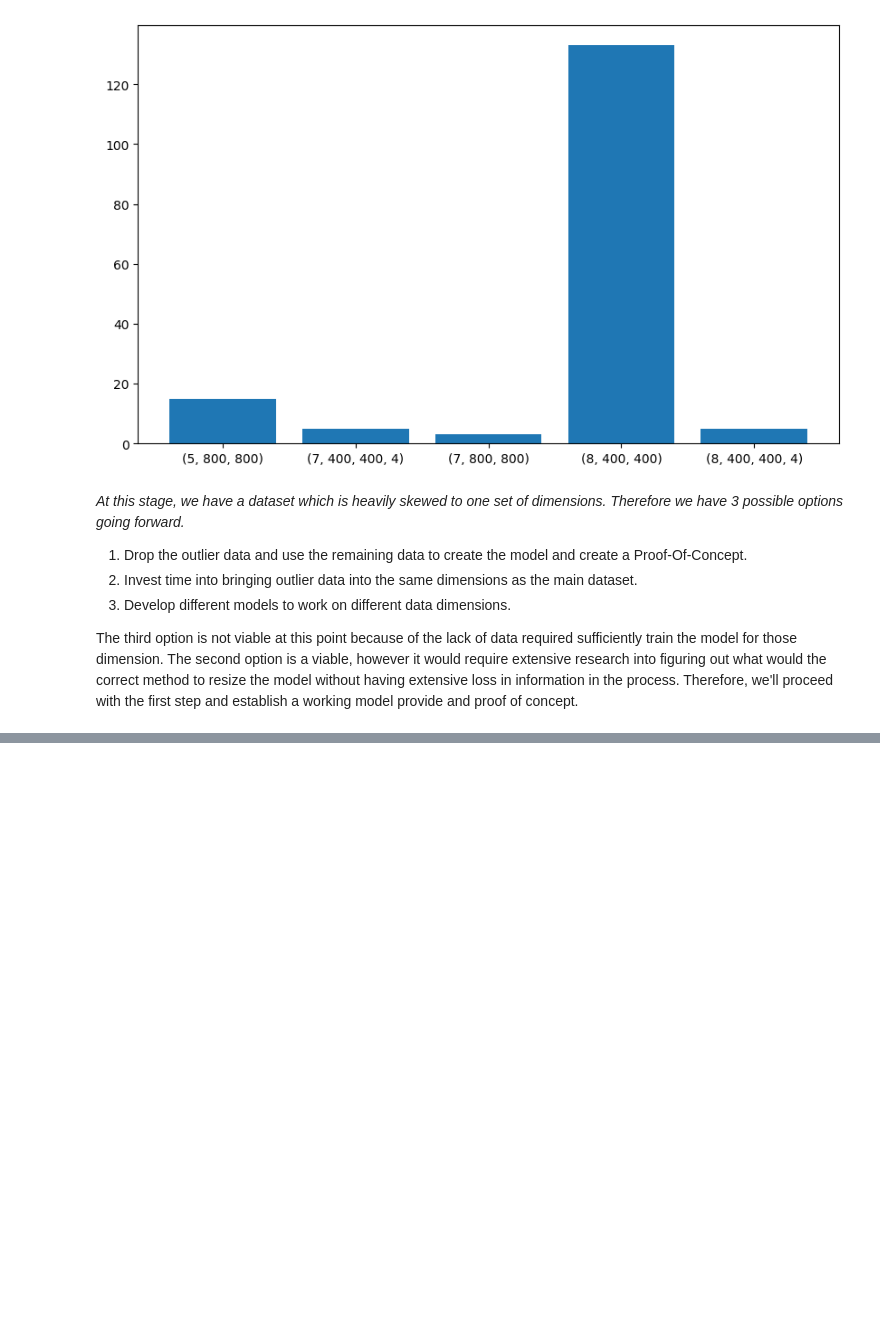
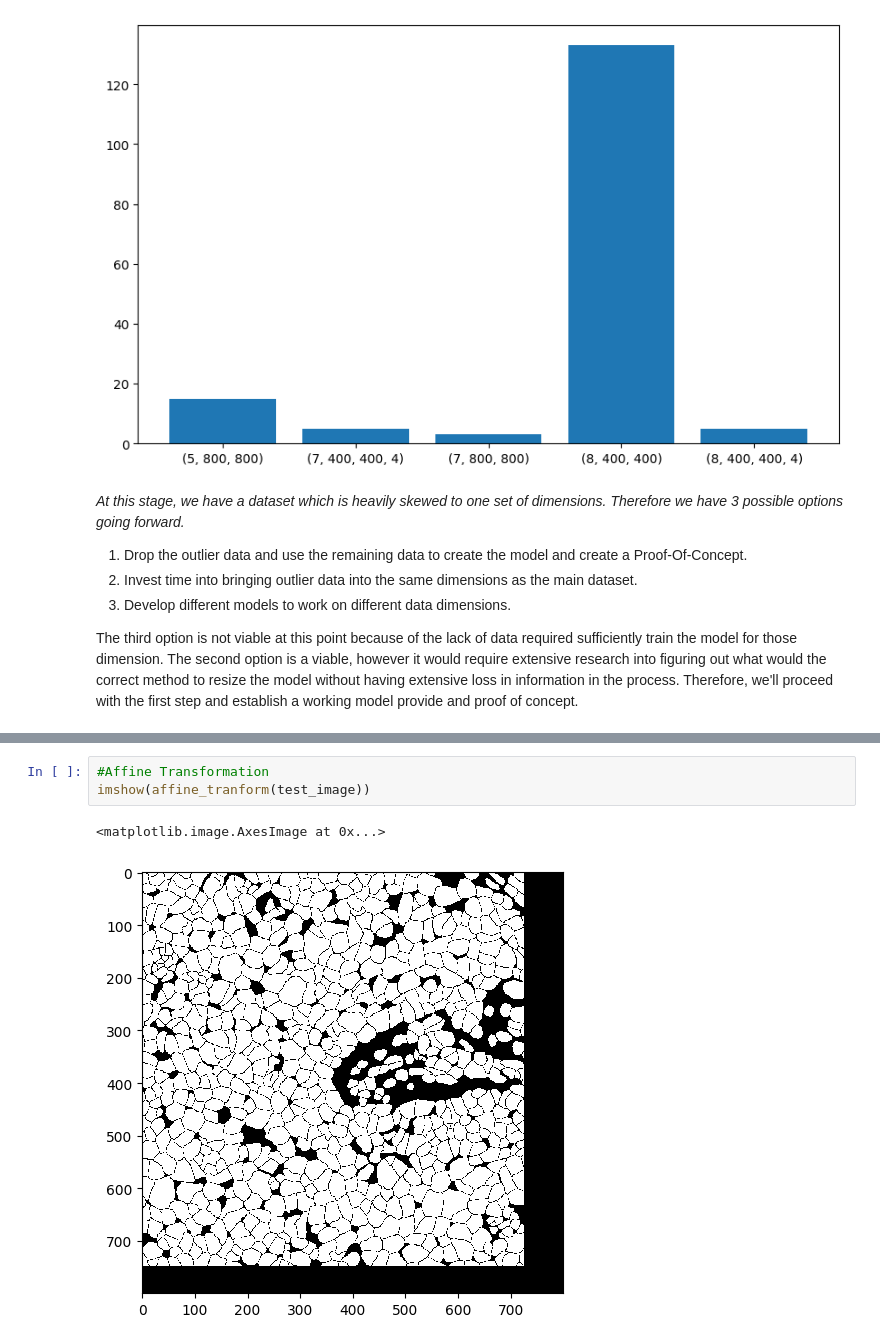
Before and after one commit to ganand2021/multiplexed-immunofluorescence-instance-segmentation, a Jupyter notebook: scripts/EDA & Data Preprocessing.ipynb, the cells around one changed output, grey strips where cells are left out. Saved outputs shown, nothing was run; the diff lists cells and outputs as text; blank space fills up the shorter version.

```diff
--- a/scripts/EDA & Data Preprocessing.ipynb
+++ b/scripts/EDA & Data Preprocessing.ipynb
@@ -246,0 +464,6 @@ The third option is not viable at this point because of the lack of data require
+# %%
+#Affine Transformation
+imshow(affine_tranform(test_image))
+# %% [output]
+<matplotlib.image.AxesImage at 0x...>
+[figure, added]
```
Also changed, not shown: parts of 27 cells of this notebook, 5 other files.
